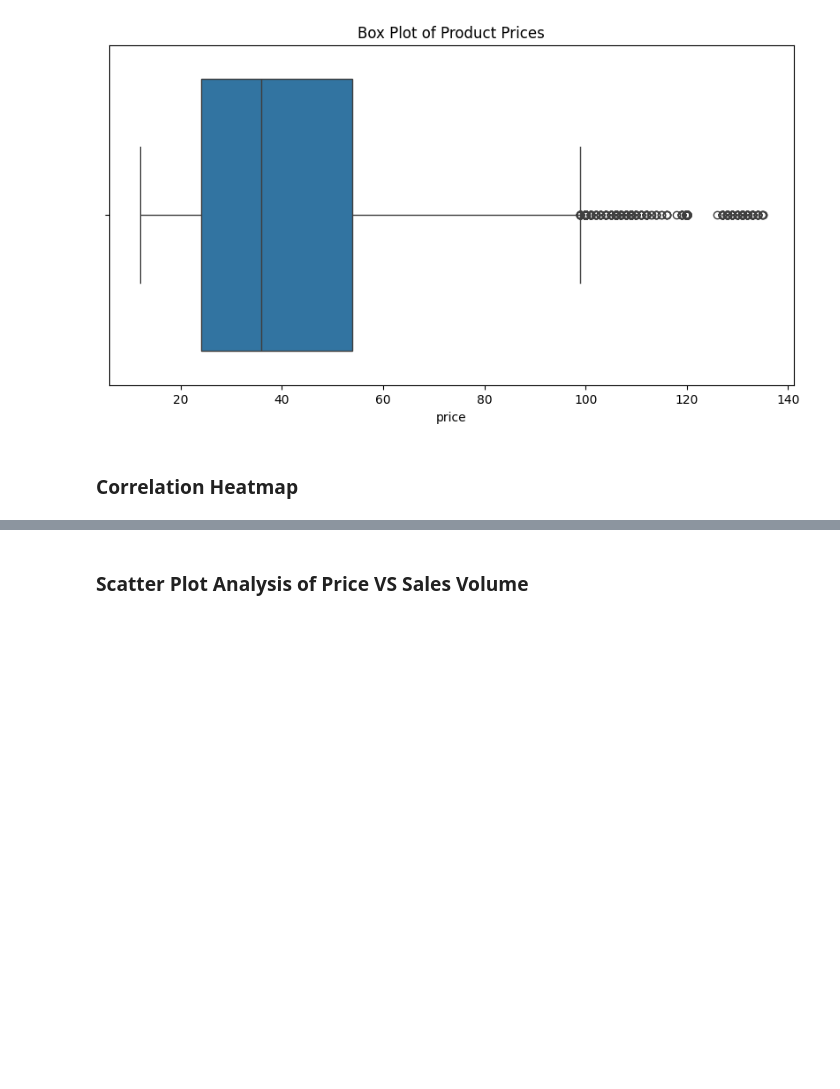
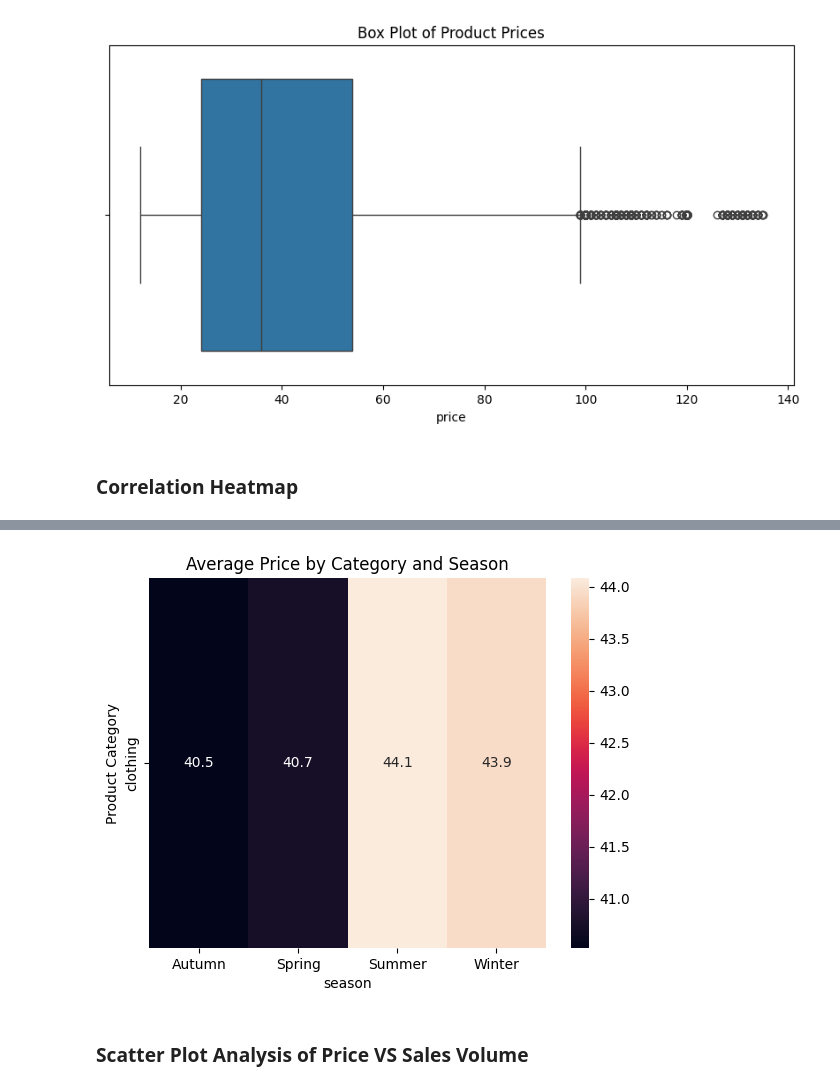
Before and after one commit to priyanshu70-prog/Zara-Sales-EDA, a Jupyter notebook: Zara_EDA.ipynb, the cells around one changed output, grey strips where cells are left out. Saved outputs shown, nothing was run; the diff lists cells and outputs as text; code cells hidden in the pictures; blank space fills up the shorter version.

```diff
--- a/Zara_EDA.ipynb
+++ b/Zara_EDA.ipynb
@@ -240,3 +243,16 @@ plt.show()
+# %%
+price_by_category = df.pivot_table(
+    values='price',
+    index='Product Category',
+    columns='season',
+    aggfunc='mean'
+)
+
+sns.heatmap(price_by_category, annot=True, fmt='.1f')
+plt.title('Average Price by Category and Season')
+plt.show()
+# %% [output]
+[figure, added]
 # %% [markdown]
 ### Scatter Plot Analysis of Price  VS  Sales Volume
 # %%
```
Also changed, not shown: parts of 2 cells of this notebook.
